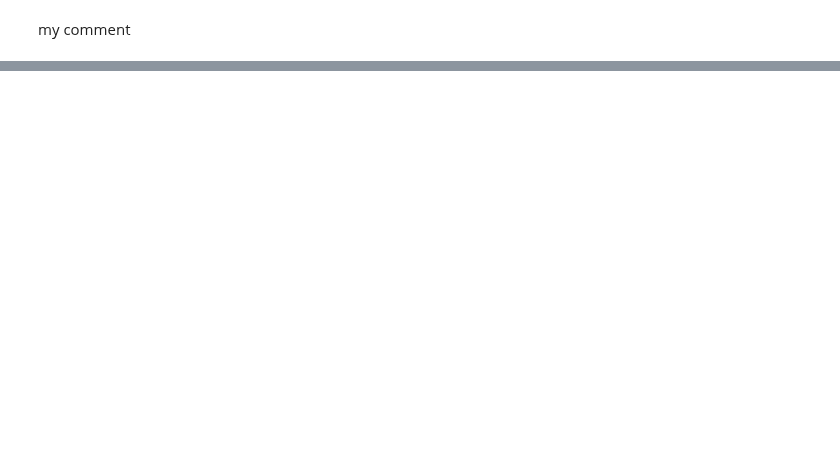
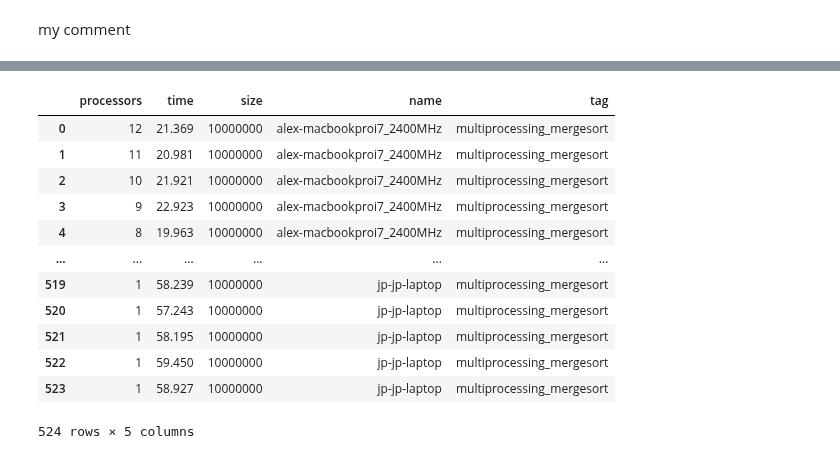
Before and after one commit to cloudmesh/cloudmesh-mpi, a Jupyter notebook: examples/sort/anaylyse-benchmark.ipynb, the cells around one changed output, grey strips where cells are left out. Cells and saved outputs as stored; diff of their text form; code cells hidden in the pictures; blank space fills up the shorter version.

```diff
--- a/examples/sort/anaylyse-benchmark.ipynb
+++ b/examples/sort/anaylyse-benchmark.ipynb
@@ -83,0 +91,17 @@ def read_logs(files=["alex", "gregor"], size =[100], tags=["multiprocessing_merg
+# %%
+df = read_logs(files=files, size=size)
+df
+# %% [output]
+|  | processors | time | size | name | tag |
+| 0 | 12 | 21.369 | 10000000 | alex-macbookproi7_2400MHz | multiprocessing_mergesort |
+| 1 | 11 | 20.981 | 10000000 | alex-macbookproi7_2400MHz | multiprocessing_mergesort |
+| 2 | 10 | 21.921 | 10000000 | alex-macbookproi7_2400MHz | multiprocessing_mergesort |
+| 3 | 9 | 22.923 | 10000000 | alex-macbookproi7_2400MHz | multiprocessing_mergesort |
+| 4 | 8 | 19.963 | 10000000 | alex-macbookproi7_2400MHz | multiprocessing_mergesort |
+| ... | ... | ... | ... | ... | ... |
+| 519 | 1 | 58.239 | 10000000 | jp-jp-laptop | multiprocessing_mergesort |
+| 520 | 1 | 57.243 | 10000000 | jp-jp-laptop | multiprocessing_mergesort |
+| 521 | 1 | 58.195 | 10000000 | jp-jp-laptop | multiprocessing_mergesort |
+| 522 | 1 | 59.450 | 10000000 | jp-jp-laptop | multiprocessing_mergesort |
+| 523 | 1 | 58.927 | 10000000 | jp-jp-laptop | multiprocessing_mergesort |
+524 rows × 5 columns
```
Also changed, not shown: parts of 14 cells of this notebook, 2 other files.
